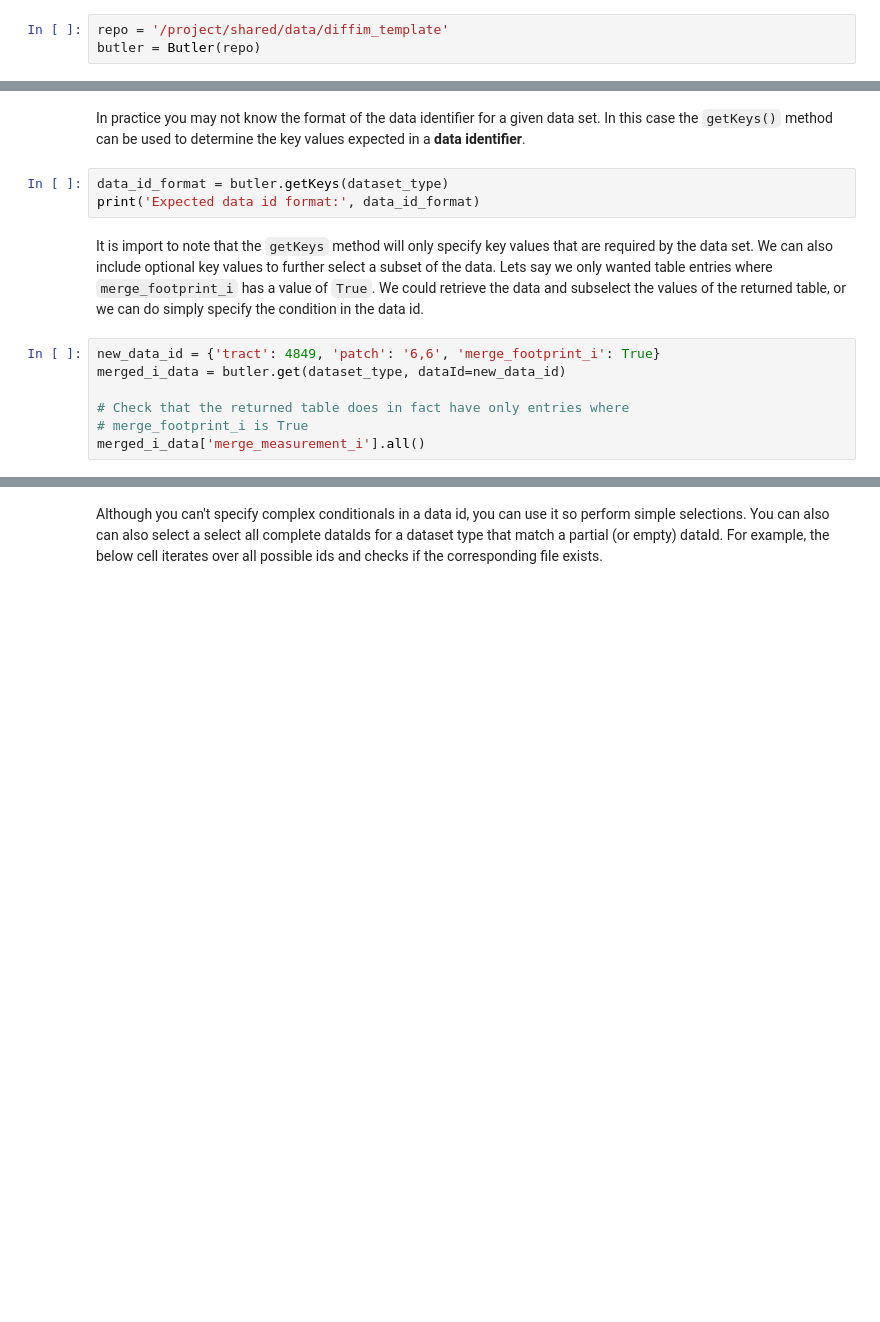
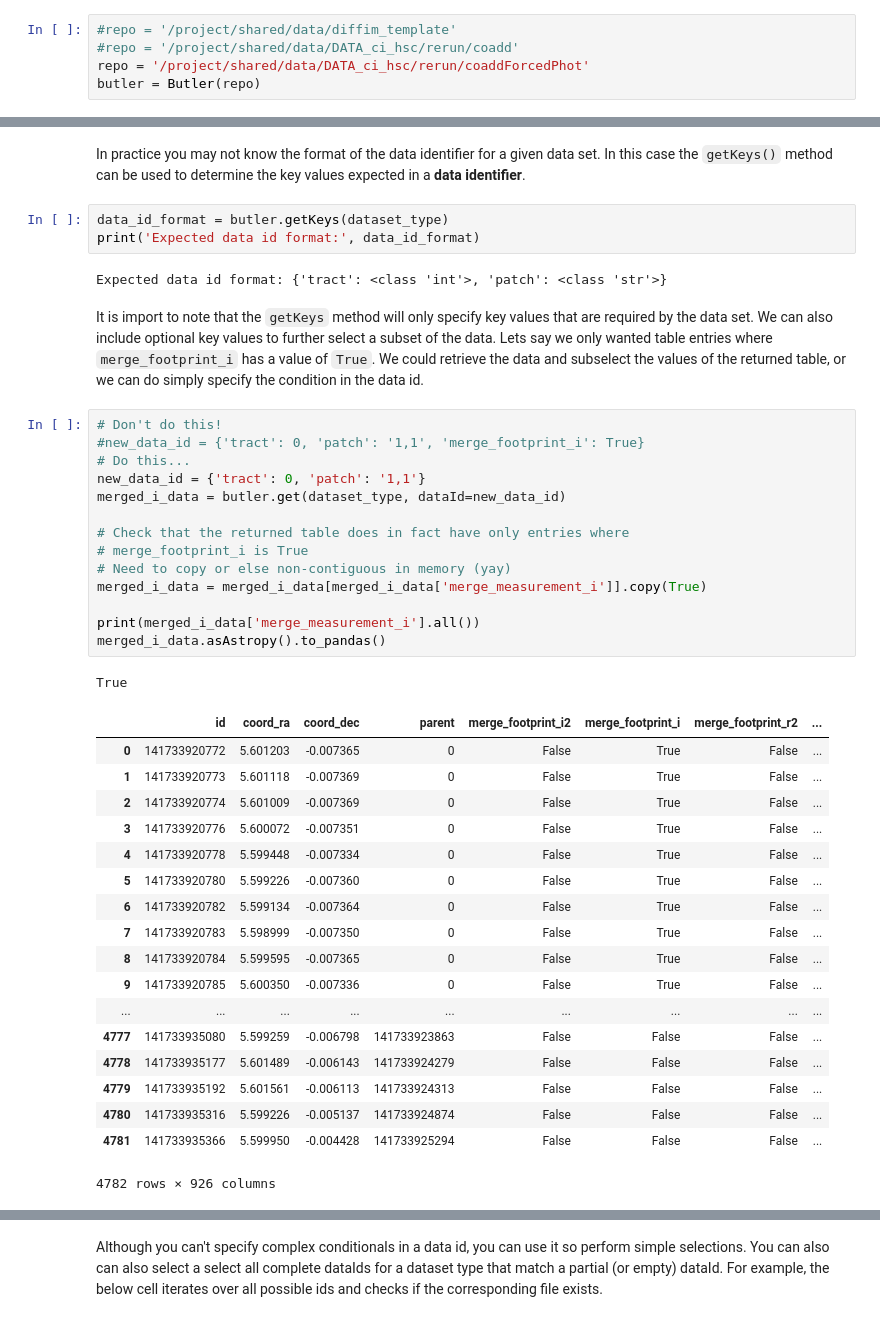
Before and after one commit to LSSTScienceCollaborations/StackClub, a Jupyter notebook: Basics/ButlerTutorial.ipynb, the cells around one changed output, grey strips where cells are left out. Saved outputs shown, nothing was run; the diff lists cells and outputs as text; blank space fills up the shorter version.

```diff
--- a/Basics/ButlerTutorial.ipynb
+++ b/Basics/ButlerTutorial.ipynb
@@ -36,5 +37,7 @@ from lsst.geom import SpherePoint
 
 To start we instantialize a `Butler` object by providing it with the directory of the **repository** we want to access. Next we load a **type** of dataset and select data from a single **data identifier**. For this demonstration we consider the `deepCoadd_ref` dataset which contains tables of information concerning coadded images used in the differencing image pipeline. The id values for this data set include two required values: `tract` and `patch` which denote sections of the sky.
 # %%
-repo = '/project/shared/data/diffim_template'
+#repo = '/project/shared/data/diffim_template'
+#repo = '/project/shared/data/DATA_ci_hsc/rerun/coadd'
+repo = '/project/shared/data/DATA_ci_hsc/rerun/coaddForcedPhot'
 butler = Butler(repo)
@@ -67,12 +119,41 @@ In practice you may not know the format of the data identifier for a given data
 # %%
 data_id_format = butler.getKeys(dataset_type)
 print('Expected data id format:', data_id_format)
+# %% [output]
+Expected data id format: {'tract': <class 'int'>, 'patch': <class 'str'>}
 # %% [markdown]
 It is import to note that the `getKeys` method will only specify key values that are required by the data set. We can also include optional key values to further select a subset of the data. Lets say we only wanted table entries where `merge_footprint_i` has a value of `True`. We could retrieve the data and subselect the values of the returned table, or we can do simply specify the condition in the data id.
 # %%
-new_data_id = {'tract': 4849, 'patch': '6,6', 'merge_footprint_i': True}
+# Don't do this!
+#new_data_id = {'tract': 0, 'patch': '1,1', 'merge_footprint_i': True}
+# Do this...
+new_data_id = {'tract': 0, 'patch': '1,1'}
 merged_i_data = butler.get(dataset_type, dataId=new_data_id)
 
 # Check that the returned table does in fact have only entries where
 # merge_footprint_i is True
-merged_i_data['merge_measurement_i'].all()
+# Need to copy or else non-contiguous in memory (yay)
+merged_i_data = merged_i_data[merged_i_data['merge_measurement_i']].copy(True)
+
+print(merged_i_data['merge_measurement_i'].all())
+merged_i_data.asAstropy().to_pandas()
+# %% [output]
+True
+|  | id | coord_ra | coord_dec | parent | merge_footprint_i2 | merge_footprint_i | merge_footprint_r2 | ... |
+| 0 | 141733920772 | 5.601203 | -0.007365 | 0 | False | True | False | ... |
+| 1 | 141733920773 | 5.601118 | -0.007369 | 0 | False | True | False | ... |
+| 2 | 141733920774 | 5.601009 | -0.007369 | 0 | False | True | False | ... |
+| 3 | 141733920776 | 5.600072 | -0.007351 | 0 | False | True | False | ... |
+| 4 | 141733920778 | 5.599448 | -0.007334 | 0 | False | True | False | ... |
+| 5 | 141733920780 | 5.599226 | -0.007360 | 0 | False | True | False | ... |
+| 6 | 141733920782 | 5.599134 | -0.007364 | 0 | False | True | False | ... |
+| 7 | 141733920783 | 5.598999 | -0.007350 | 0 | False | True | False | ... |
+| 8 | 141733920784 | 5.599595 | -0.007365 | 0 | False | True | False | ... |
+| 9 | 141733920785 | 5.600350 | -0.007336 | 0 | False | True | False | ... |
+| ... | ... | ... | ... | ... | ... | ... | ... | ... |
+| 4777 | 141733935080 | 5.599259 | -0.006798 | 141733923863 | False | False | False | ... |
+| 4778 | 141733935177 | 5.601489 | -0.006143 | 141733924279 | False | False | False | ... |
+| 4779 | 141733935192 | 5.601561 | -0.006113 | 141733924313 | False | False | False | ... |
+| 4780 | 141733935316 | 5.599226 | -0.005137 | 141733924874 | False | False | False | ... |
+| 4781 | 141733935366 | 5.599950 | -0.004428 | 141733925294 | False | False | False | ... |
+4782 rows × 926 columns
```
Also changed, not shown: parts of 14 cells of this notebook.
